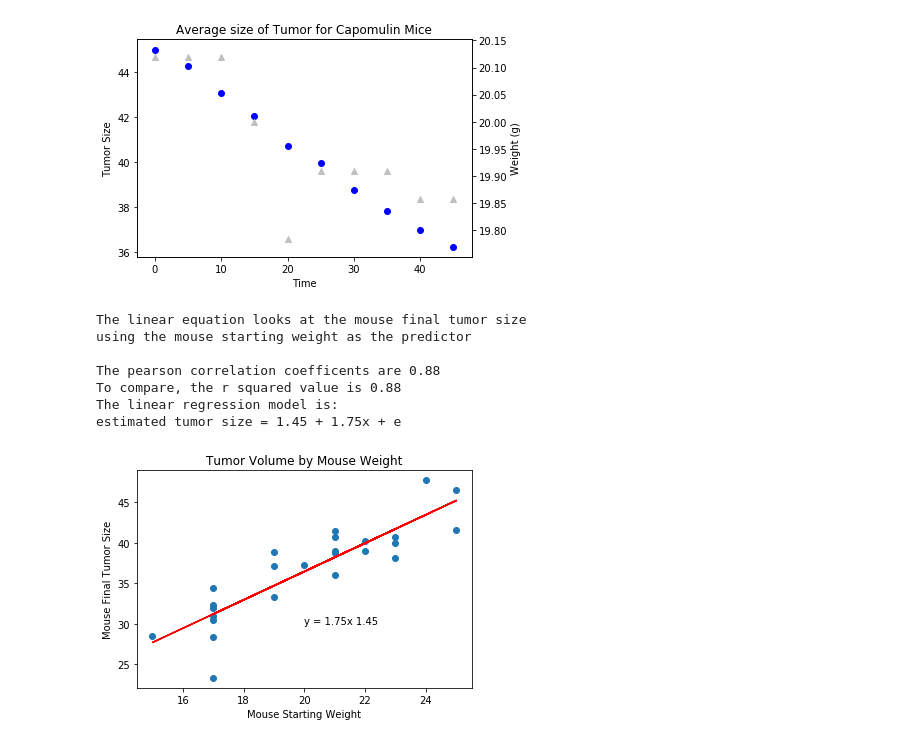
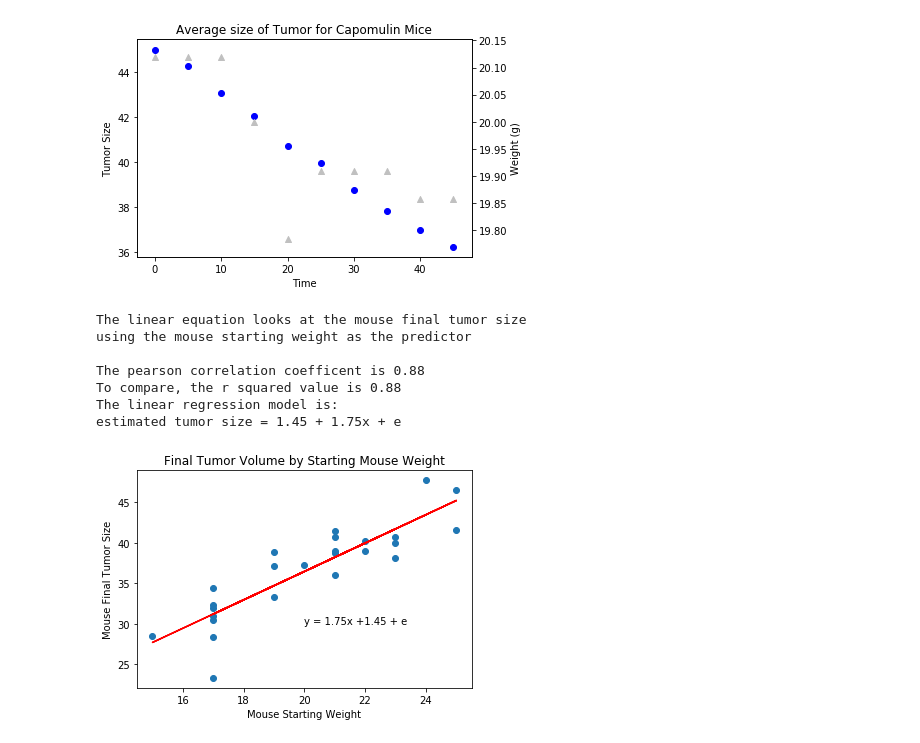
Before and after one commit to cjsessa/Matplotlib-Challenge1, a Jupyter notebook: sessa_code_matplotlib.ipynb, the cells around one changed output. Saved outputs shown, nothing was run; the diff lists cells and outputs as text; code cells hidden in the pictures.

Commit message:
Updated graph

```diff
--- a/sessa_code_matplotlib.ipynb
+++ b/sessa_code_matplotlib.ipynb
@@ -273,36 +273,36 @@ slope = round(slope,2)
 intercept = round(intercept,2)
 
 #creating text for equation for graph
-line_eq = "y = " + str(slope) + "x "+ str(intercept)
+line_eq = "y = " + str(slope) + "x +"+ str(intercept) + ' + e'
 
 #creating regression values for best fit line
 regress_values = x*slope + intercept
 
 #creating scatter plot
 plt.scatter(x,y)
 
 #creating line of best fit and where to put line equation
 plt.plot(x,regress_values,'r-')
 plt.annotate(line_eq,(20,30))
 
 #creating titles and labels
-plt.title('Tumor Volume by Mouse Weight')
+plt.title('Final Tumor Volume by Starting Mouse Weight')
 plt.xlabel('Mouse Starting Weight')
 plt.ylabel('Mouse Final Tumor Size')
 
 print('The linear equation looks at the mouse final tumor size')
 print('using the mouse starting weight as the predictor')
 print()
-print("The pearson correlation coefficents are " + str(pearson))
+print("The pearson correlation coefficent is " + str(pearson))
 print("To compare, the r squared value is " + str(r))
 print("The linear regression model is:")
 print("estimated tumor size = " + str(intercept)+' + '+str(slope) + 'x + e')
 # %% [output]
 The linear equation looks at the mouse final tumor size
 using the mouse starting weight as the predictor
 
-The pearson correlation coefficents are 0.88
+The pearson correlation coefficent is 0.88
 To compare, the r squared value is 0.88
 The linear regression model is:
 estimated tumor size = 1.45 + 1.75x + e
-[figure, old version]
+[figure, new version]
```
